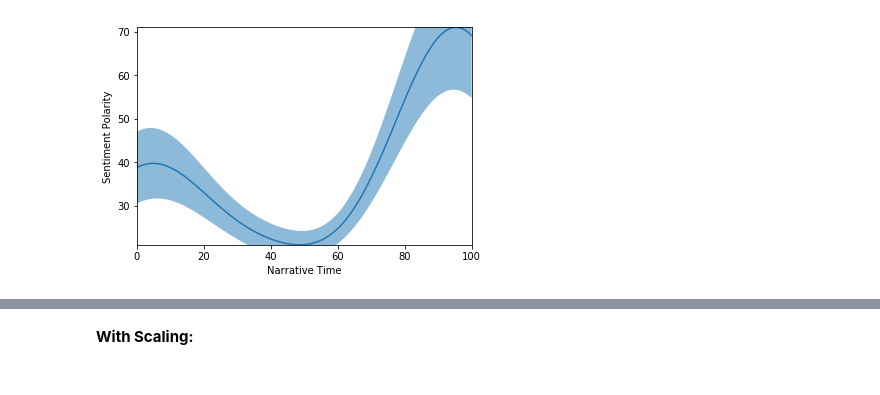
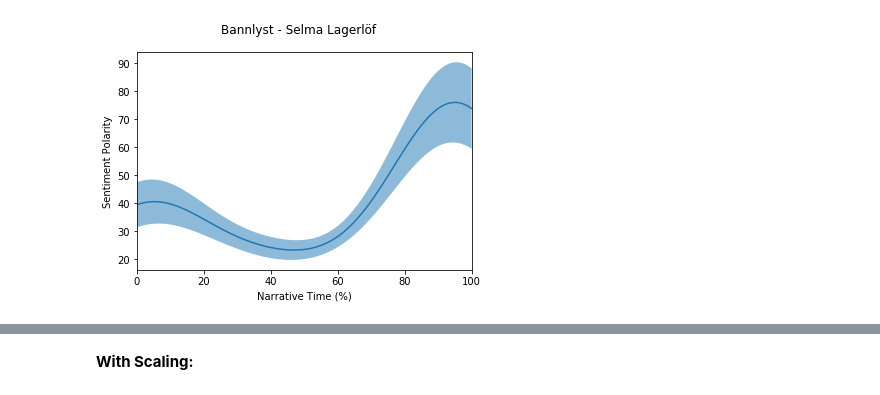
Before and after one commit to arianbarakat/pNarrative, a Jupyter notebook: README.ipynb, the cells around one changed output, grey strips where cells are left out. Drawn from its saved outputs; the diff is of its cells as text; code cells hidden in the pictures.

Commit message:
Rearranged code + Created new submodule (plotting) + adding new rolling_mean functionality to plotting + updating README

```diff
--- a/README.ipynb
+++ b/README.ipynb
@@ -16,0 +69,4 @@ For this particular demonstration we will use the Swedish written book ["Bannlys
+# %%
+example_URL = "http://www.gutenberg.org/cache/epub/39147/pg39147.txt"
+r = requests.get(example_URL)
+book = Narrative.Narrative(book=r.text,id="Bannlyst - Selma Lagerlöf")
@@ -17,16 +83,10 @@ For this particular demonstration we will use the Swedish written book ["Bannlys
 # %%
-from pNarrative import Narrative
-import requests
-import matplotlib.pylab as plt
-
-example_URL = "http://www.gutenberg.org/cache/epub/39147/pg39147.txt"
-r = requests.get(example_URL)
-book = Narrative.Narrative(r.text, lower =True)
-print("Number of sentences: {}\n\n".format(book.nrSentences))
+book.segment_text(mode = "sentence")
+print("Number of sentences: {}\n\n".format(book.nrSegments))
 
 print("Examples of sentences:")
 print("_"*80)
-for i, sent in enumerate(book.sentences[200:205]):
+for i, sent in enumerate(book.segments[200:205]):
     print("\t{}. {:<200}".format(i+1, sent))
 # %% [output]
 Number of sentences: 5158
@@ -63,5 +135,5 @@ __Without Scaling:__
 # %%
-book.plot_narrative(plot_errors=True, scale_narrative=False)
-plt.show()
+# 1. gp
+book.plot_narrative(type = "gp", plot_errors=True, scale_narrative=False)
 # %% [output]
-[figure, old version]
+[figure, new version]
```
Also changed, not shown: parts of 20 cells of this notebook, 16 other files.
